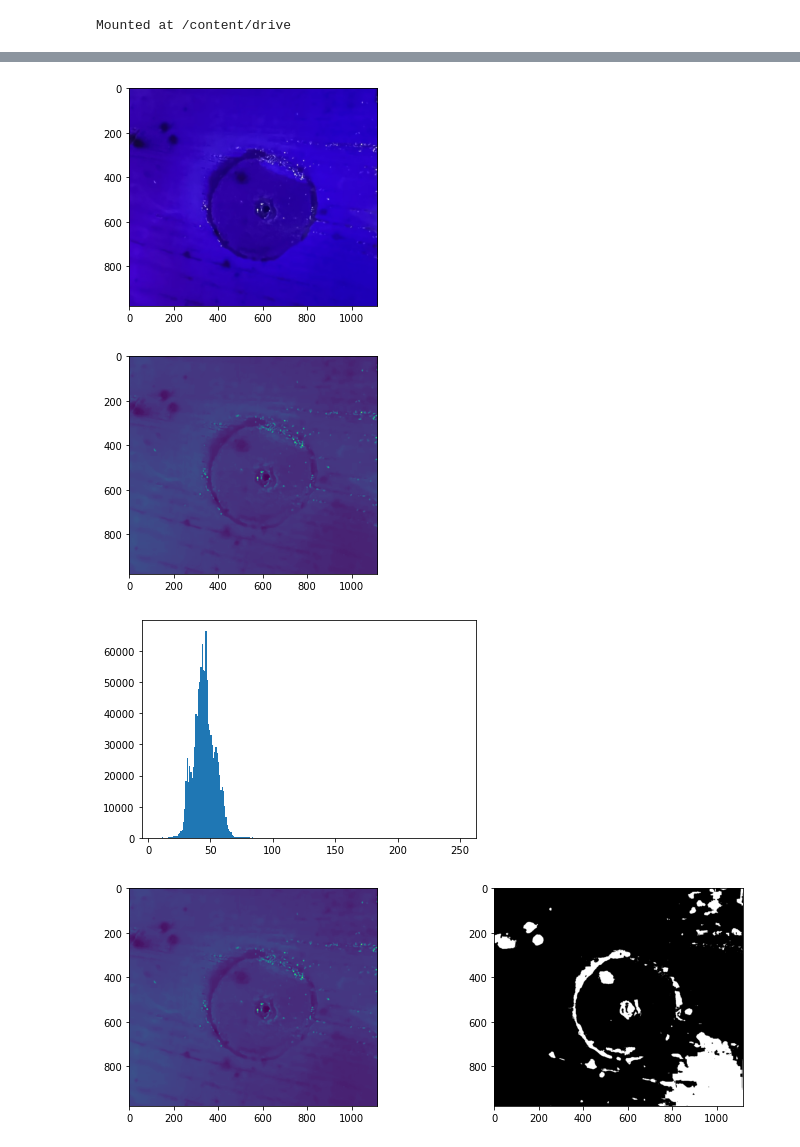
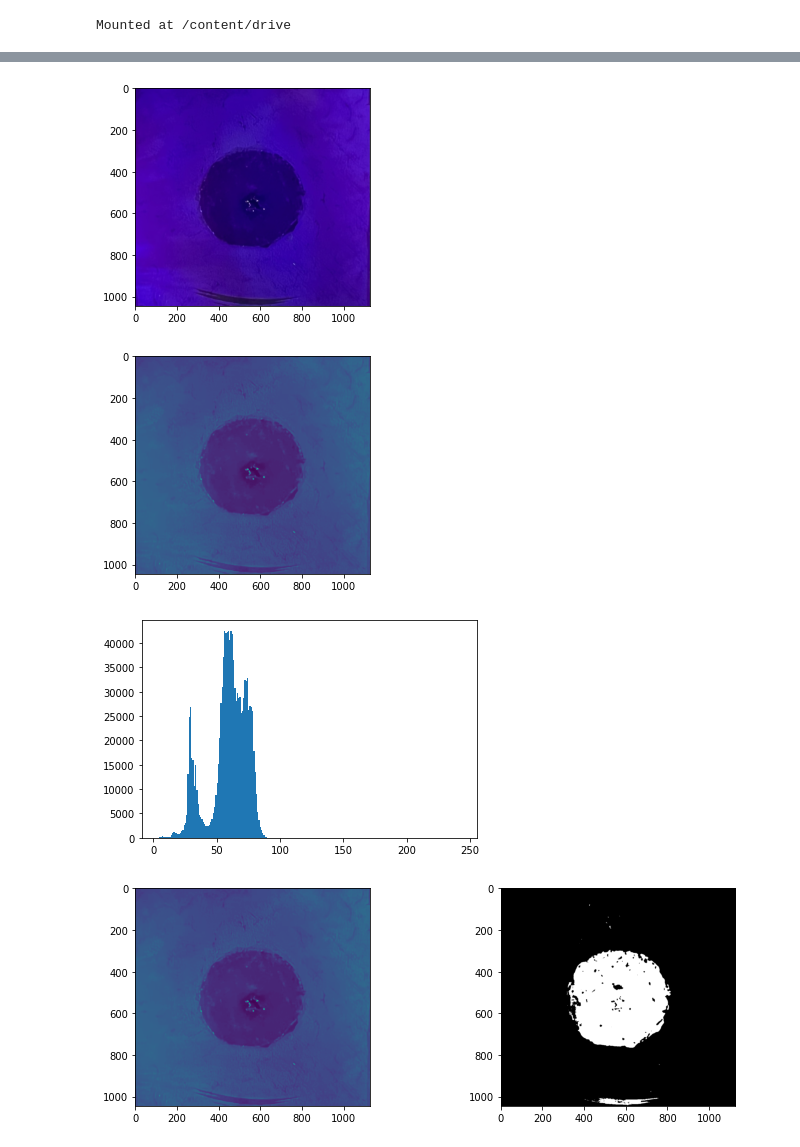
Before and after one commit to lmkelly16/BYU-REU-2022, a Jupyter notebook: ZOI_44_C.ipynb, the cells around one changed output, grey strips where cells are left out. Cells and saved outputs as stored; diff of their text form; code cells hidden in the pictures.

```diff
--- a/ZOI_44_C.ipynb
+++ b/ZOI_44_C.ipynb
@@ -34,17 +35,17 @@ array(['/content/drive/MyDrive/BYU_REU_images/1Z44C.tiff'], dtype='<U48')
 # %%
 # Load the phase contrast image.
-im = skimage.io.imread(img_list[0])
+im = skimage.io.imread(img_list[1])
 
 # look at it
 plt.imshow(im);
 # %% [output]
-[figure, old version]
+[figure, new version]
 # %%
 # see how good the contrast is
 cim = im[:,:,0]
 plt.imshow(cim);
 # %% [output]
-[figure, old version]
+[figure, new version]
 # %%
 # forcing bins to be discretized by integer value
 bins = np.arange(cim.min(), cim.max(), 1)
@@ -52,11 +53,11 @@ bins = np.arange(cim.min(), cim.max(), 1)
 # plot histogram
 plt.hist(cim.flatten(), bins=bins);
 # %% [output]
-[figure, old version]
+[figure, new version]
 # %%
 ''' Thresholding '''
 # Threshold value, as obtained by eye
-im_thresh = 35
+im_thresh = 39
 
 # Generate thresholded image
 im_bw = cim < im_thresh
@@ -66,4 +67,4 @@ fig, ax = plt.subplots(1, 2, figsize=(12,4))
 ax[0].imshow(cim)
 ax[1].imshow(im_bw, cmap=plt.cm.gray);
 # %% [output]
-[figure, old version]
+[figure, new version]
```
Also changed, not shown: parts of 2 cells of this notebook.
